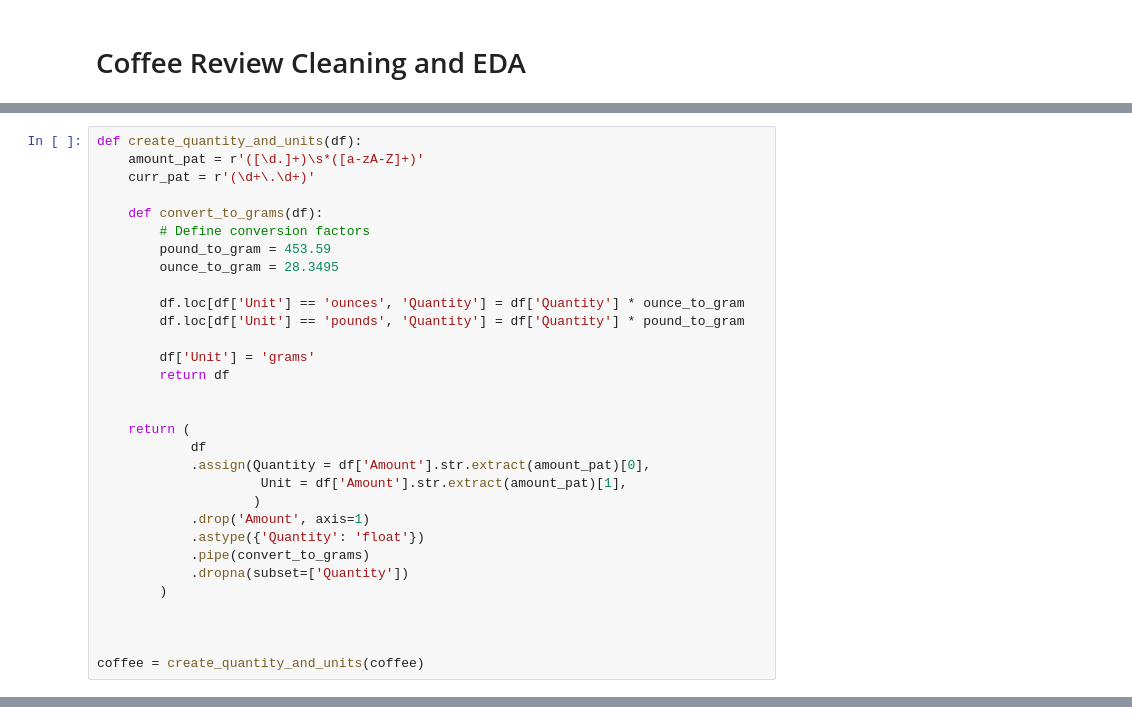
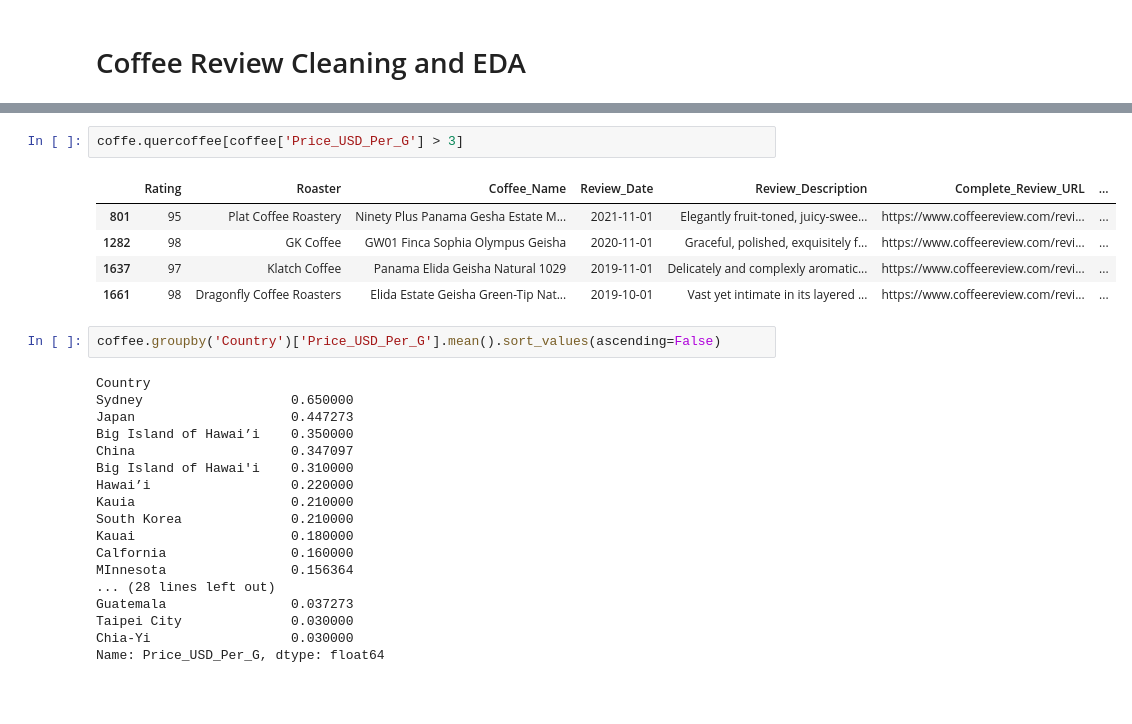
Before and after one commit to tynardone/coffee-reviews-analysis, a Jupyter notebook: coffee-review-eda.ipynb, the cells around one changed output, grey strips where cells are left out. Drawn from its saved outputs; the diff is of its cells as text; blank space fills up the shorter version.

```diff
--- a/coffee-review-eda.ipynb
+++ b/coffee-review-eda.ipynb
@@ -106,31 +251,0 @@ memory usage: 349.4+ KB
-# %%
-def create_quantity_and_units(df):
-    amount_pat = r'([\d.]+)\s*([a-zA-Z]+)'
-    curr_pat = r'(\d+\.\d+)'
-
-    def convert_to_grams(df):
-        # Define conversion factors
-        pound_to_gram = 453.59
-        ounce_to_gram = 28.3495
-
-        df.loc[df['Unit'] == 'ounces', 'Quantity'] = df['Quantity'] * ounce_to_gram
-        df.loc[df['Unit'] == 'pounds', 'Quantity'] = df['Quantity'] * pound_to_gram
-
-        df['Unit'] = 'grams'
-        return df
-
-
-    return (
-            df
-            .assign(Quantity = df['Amount'].str.extract(amount_pat)[0],
-                     Unit = df['Amount'].str.extract(amount_pat)[1],
-                    )
-            .drop('Amount', axis=1)
-            .astype({'Quantity': 'float'})
-            .pipe(convert_to_grams)
-            .dropna(subset=['Quantity'])
-        )
-
-
-
-coffee = create_quantity_and_units(coffee)
@@ -137 +270,29 @@ coffee = create_quantity_and_units(coffee)
+# %%
+coffe.quercoffee[coffee['Price_USD_Per_G'] > 3]
+# %% [output]
+|  | Rating | Roaster | Coffee_Name | Review_Date | Review_Description | Complete_Review_URL | ... |
+| 801 | 95 | Plat Coffee Roastery | Ninety Plus Panama Gesha Estate M... | 2021-11-01 | Elegantly fruit-toned, juicy-swee... | https://www.coffeereview.com/revi... | ... |
+| 1282 | 98 | GK Coffee | GW01 Finca Sophia Olympus Geisha | 2020-11-01 | Graceful, polished, exquisitely f... | https://www.coffeereview.com/revi... | ... |
+| 1637 | 97 | Klatch Coffee | Panama Elida Geisha Natural 1029 | 2019-11-01 | Delicately and complexly aromatic... | https://www.coffeereview.com/revi... | ... |
+| 1661 | 98 | Dragonfly Coffee Roasters | Elida Estate Geisha Green-Tip Nat... | 2019-10-01 | Vast yet intimate in its layered ... | https://www.coffeereview.com/revi... | ... |
+# %%
+coffee.groupby('Country')['Price_USD_Per_G'].mean().sort_values(ascending=False)
+# %% [output]
+Country
+Sydney                   0.650000
+Japan                    0.447273
+Big Island of Hawai’i    0.350000
+China                    0.347097
+Big Island of Hawai'i    0.310000
+Hawai’i                  0.220000
+Kauia                    0.210000
+South Korea              0.210000
+Kauai                    0.180000
+Calfornia                0.160000
+MInnesota                0.156364
+... (28 lines left out)
+Guatemala                0.037273
+Taipei City              0.030000
+Chia-Yi                  0.030000
+Name: Price_USD_Per_G, dtype: float64
 # %%
```
Also changed, not shown: parts of 12 cells of this notebook, 4 other files.
